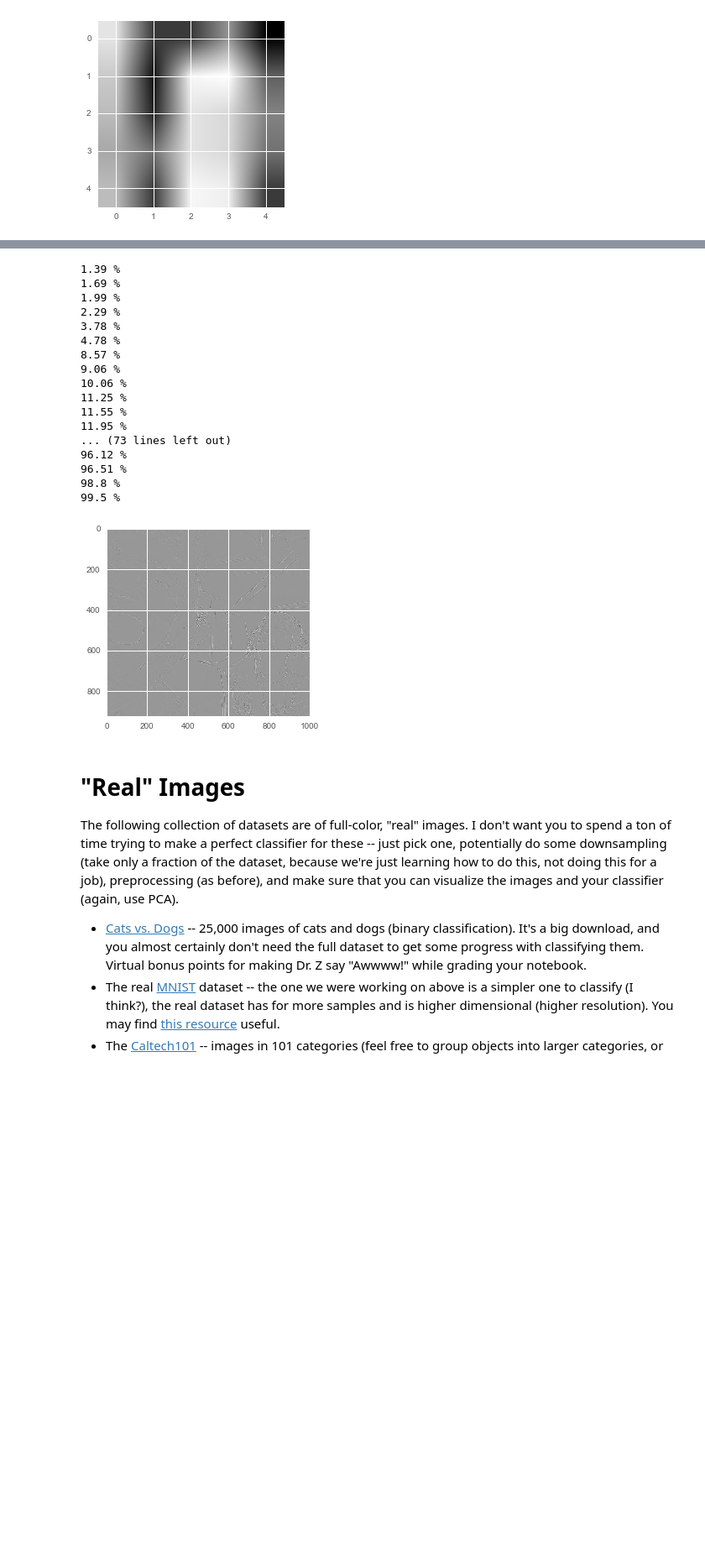
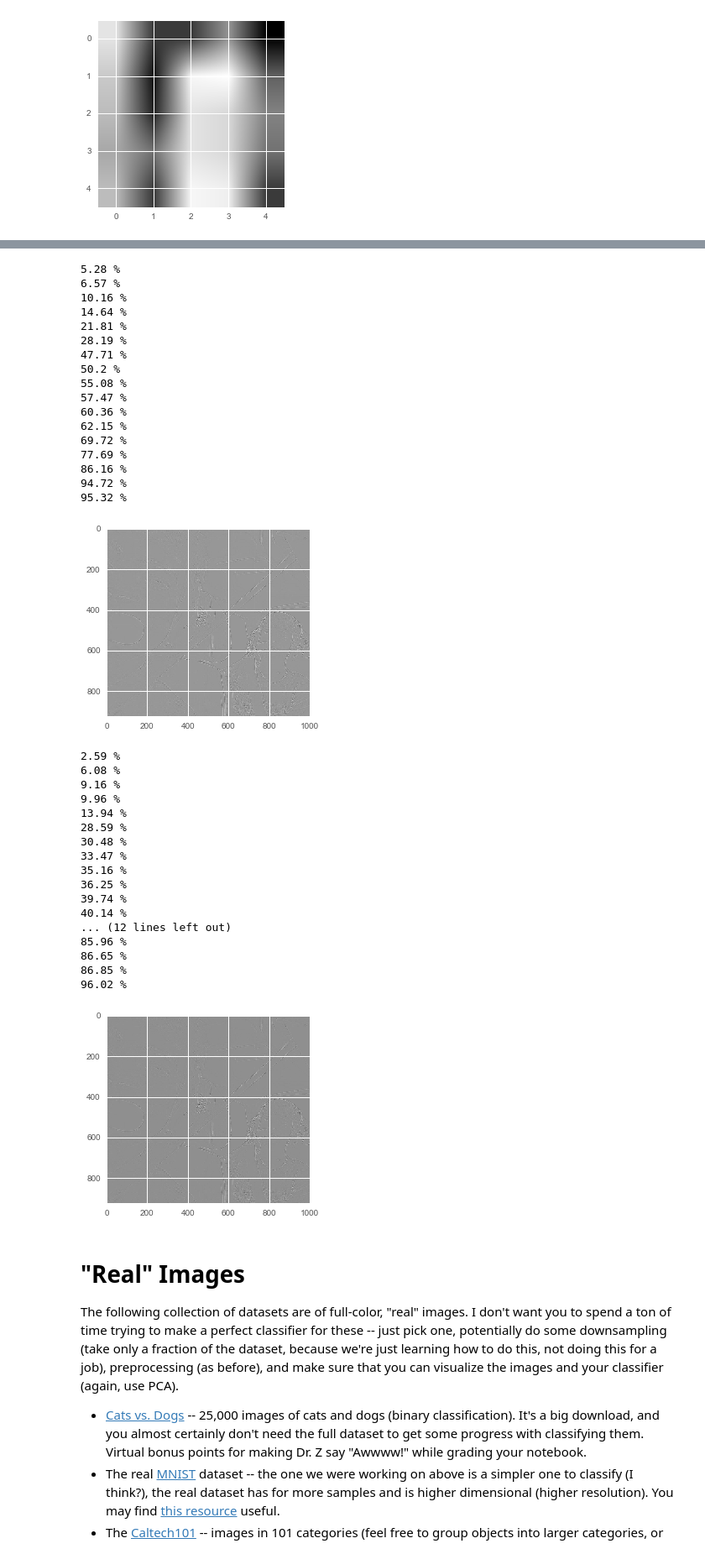
Before and after one commit to Reichenbachian/SVM_Examples, a Jupyter notebook: miniproject_SVMs.ipynb, the cells around one changed output, grey strips where cells are left out. Shown at 84% size. Drawn from its saved outputs; the diff is of its cells as text; code cells hidden in the pictures; blank space fills up the shorter version.

```diff
--- a/miniproject_SVMs.ipynb
+++ b/miniproject_SVMs.ipynb
@@ -166,13 +172,14 @@ showArray(image)
 matrix = [[-1/8,-1/8,-1/8],
           [-1/8,   1,-1/8],
           [-1/8,-1/8,-1/8]]
-def convolve(imageArr, matrix):
+def convolve(imageArr, matrix, verbose=True):
     xLen = len(imageArr[0])-len(matrix[0])
     yLen = len(imageArr) - len(matrix)
     newImage = np.array([[0 for y in range(xLen)] for x in range(yLen)])
     for imageX in range(xLen):
-        if random() < .05:
-            print(round(imageX/xLen*100, 2), '%')
+        if verbose:
+            if random() < .02:
+                print(round(imageX/xLen*100, 2), '%')
         for imageY in range(yLen):
             pixelSum = 0
             for matrixX in range(len(matrix[0])):
@@ -191,33 +198,54 @@ plt.show()
 # %%
 img = imread("buzzy.jpg", flatten=True)
 plt.imshow(img)
 plt.show()
 convolved = convolve(img, matrix)
 plt.imshow(convolved)
 plt.show()
-# showArray(img, xLen=len(img[0]), yLen=len(img))
-# convolved = convolve(image, matrix)
-# showArray(convolved, xLen=len(convolved[0]), yLen=len(convolved))
+matrix2 = [[0,  -1/4,   0],
+          [-1/4,   1,-1/4],
+          [0,   -1/4,   0]]
+convolved = convolve(img, matrix2)
+plt.imshow(convolved)
+plt.show()
 # %% [output]
 [figure]
-1.39 %
-1.69 %
-1.99 %
-2.29 %
-3.78 %
-4.78 %
-8.57 %
-9.06 %
-10.06 %
-11.25 %
-11.55 %
-11.95 %
-... (73 lines left out)
-96.12 %
-96.51 %
-98.8 %
-99.5 %
+5.28 %
+6.57 %
+10.16 %
+14.64 %
+21.81 %
+28.19 %
+47.71 %
+50.2 %
+55.08 %
+57.47 %
+60.36 %
+62.15 %
+69.72 %
+77.69 %
+86.16 %
+94.72 %
+95.32 %
 [figure]
+2.59 %
+6.08 %
+9.16 %
+9.96 %
+13.94 %
+28.59 %
+30.48 %
+33.47 %
+35.16 %
+36.25 %
+39.74 %
+40.14 %
+... (12 lines left out)
+85.96 %
+86.65 %
+86.85 %
+96.02 %
+[figure, added]
 # %% [markdown]
 # "Real" Images
 
```
Also changed, not shown: parts of 6 cells of this notebook.
